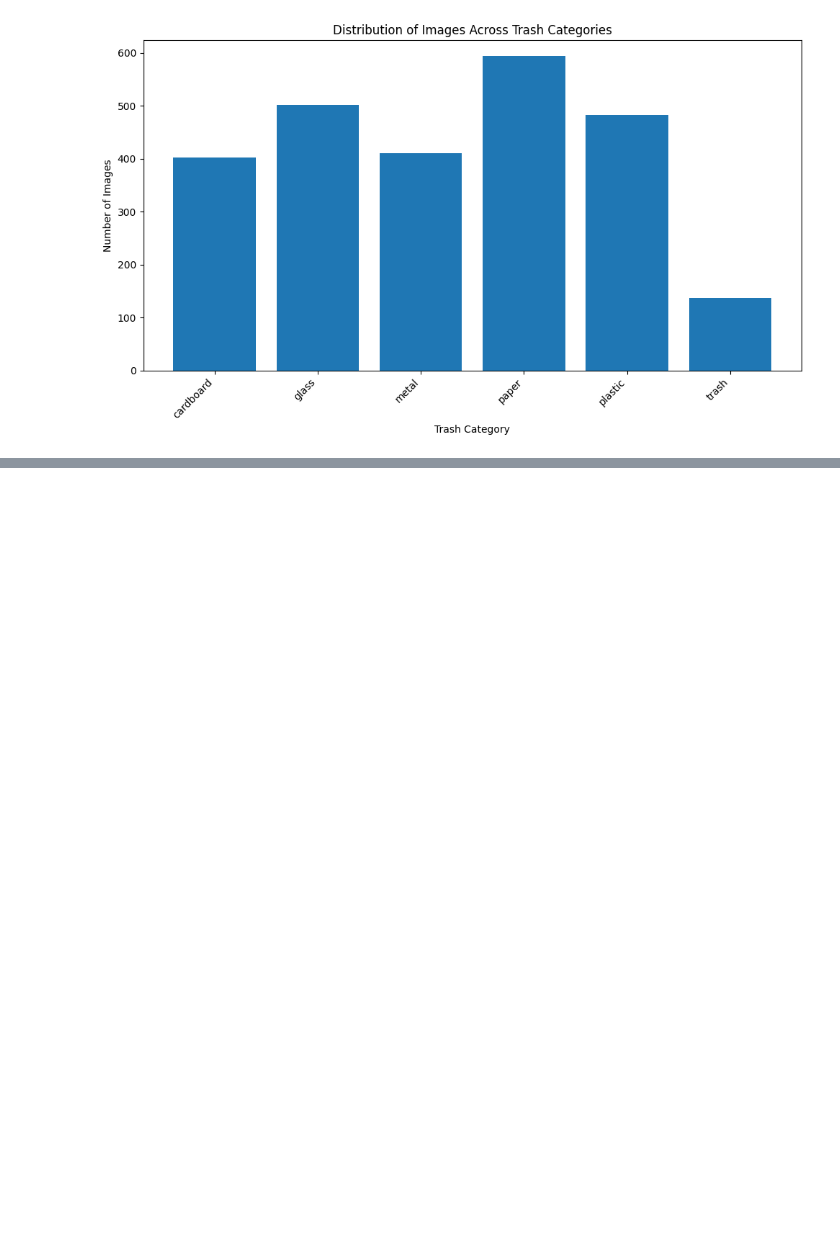
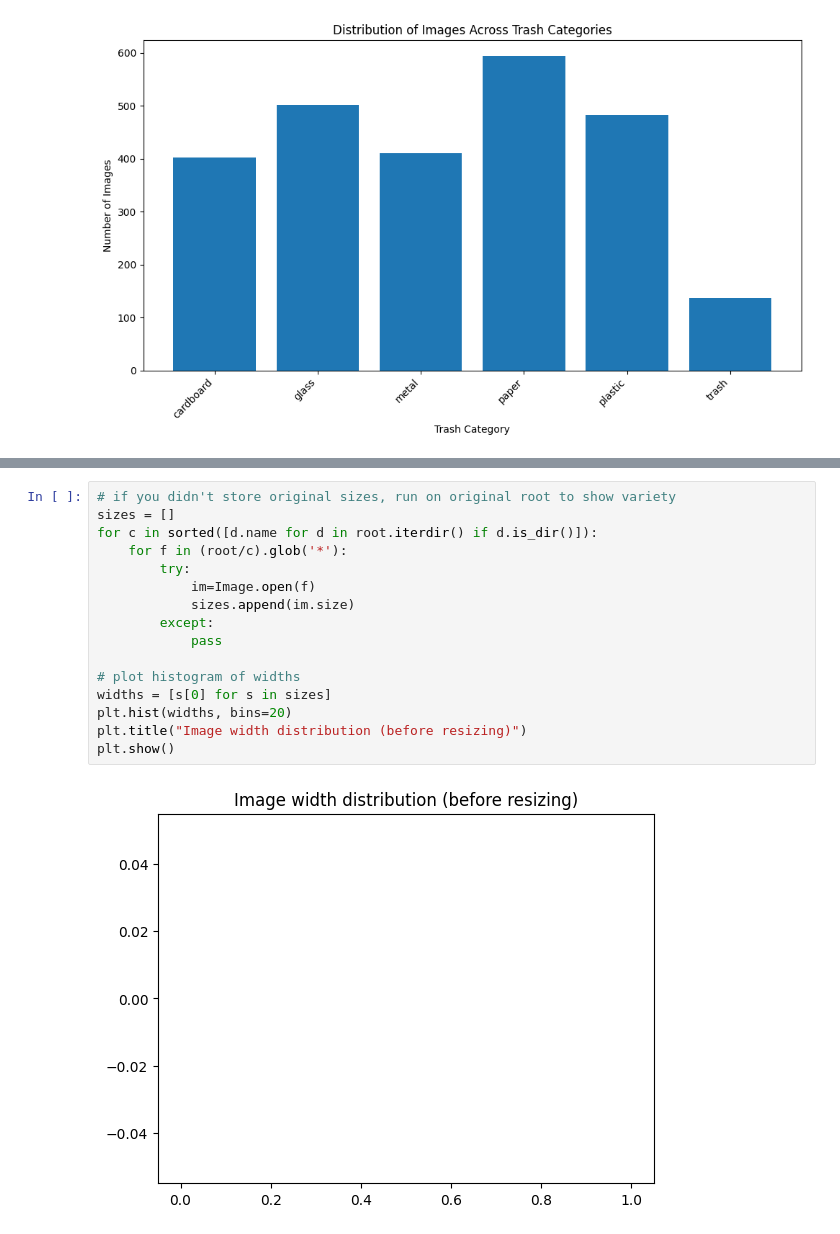
Before and after one commit to Laiba-Yashal/data-science-project-trashnet, a Jupyter notebook: Untitled0.ipynb, the cells around one changed output, grey strips where cells are left out. Cells and saved outputs as stored; diff of their text form; blank space fills up the shorter version.

```diff
--- a/Untitled0.ipynb
+++ b/Untitled0.ipynb
@@ -101,0 +270,18 @@ plt.show()
+# %%
+# if you didn't store original sizes, run on original root to show variety
+sizes = []
+for c in sorted([d.name for d in root.iterdir() if d.is_dir()]):
+    for f in (root/c).glob('*'):
+        try:
+            im=Image.open(f)
+            sizes.append(im.size)
+        except:
+            pass
+
+# plot histogram of widths
+widths = [s[0] for s in sizes]
+plt.hist(widths, bins=20)
+plt.title("Image width distribution (before resizing)")
+plt.show()
+# %% [output]
+[figure, added]
```
Also changed, not shown: parts of 18 cells of this notebook.
